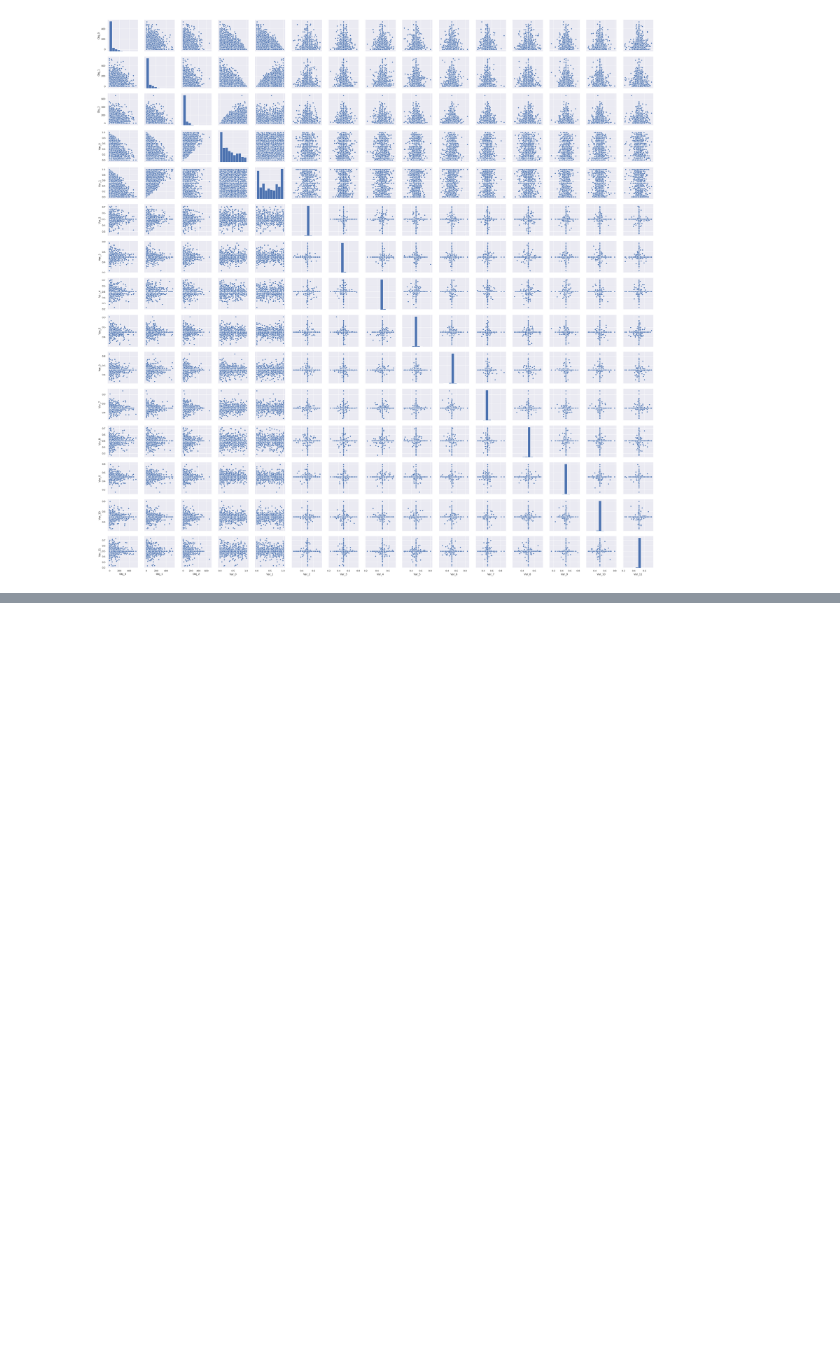
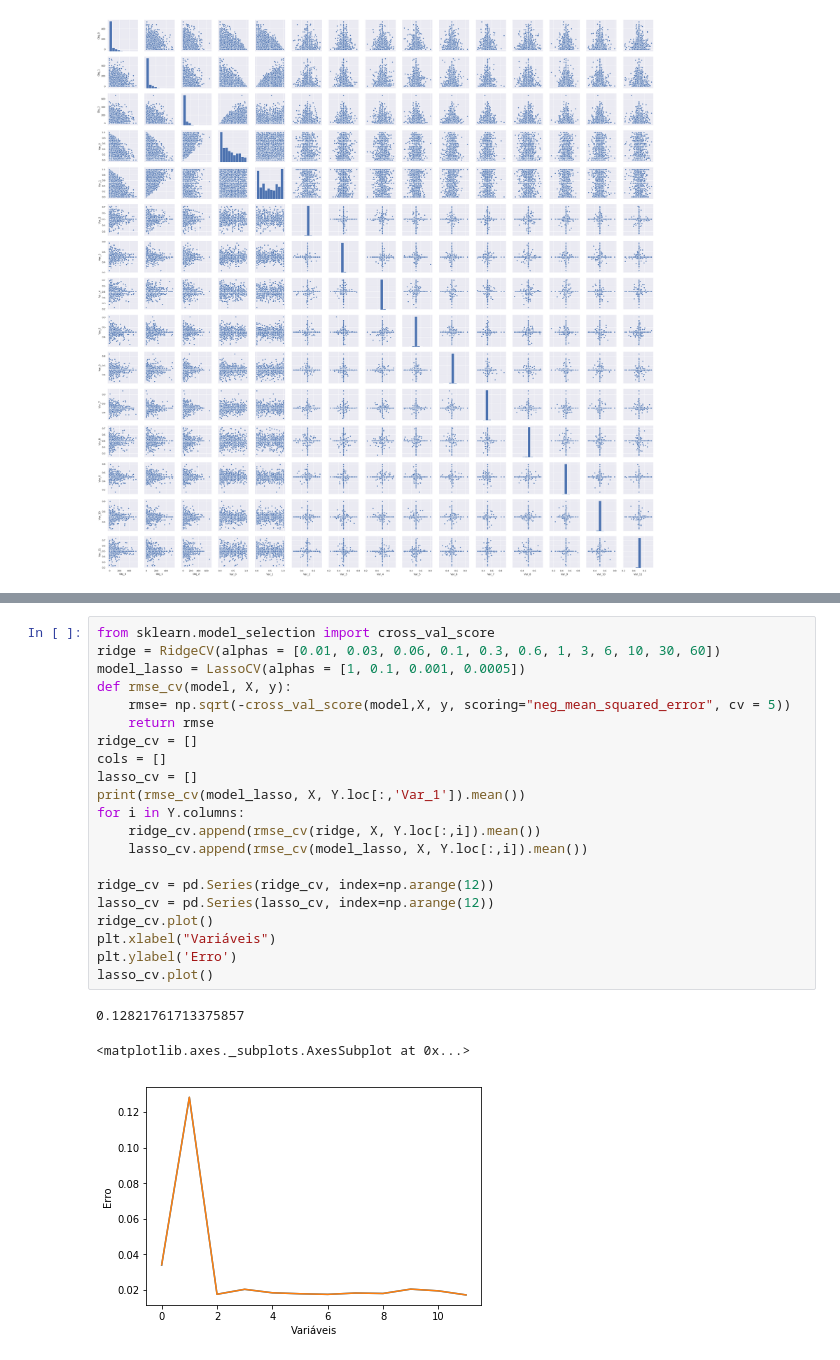
Before and after one commit to matheusfsa/Data_Problems, a Jupyter notebook: analise_problemas_otimizacao.ipynb, the cells around one changed output, grey strips where cells are left out. Cells and saved outputs as stored; diff of their text form; blank space fills up the shorter version.

```diff
--- a/analise_problemas_otimizacao.ipynb
+++ b/analise_problemas_otimizacao.ipynb
@@ -54,0 +66,25 @@ plt.show();
+# %%
+from sklearn.model_selection import cross_val_score
+ridge = RidgeCV(alphas = [0.01, 0.03, 0.06, 0.1, 0.3, 0.6, 1, 3, 6, 10, 30, 60])
+model_lasso = LassoCV(alphas = [1, 0.1, 0.001, 0.0005])
+def rmse_cv(model, X, y):
+    rmse= np.sqrt(-cross_val_score(model,X, y, scoring="neg_mean_squared_error", cv = 5))
+    return rmse
+ridge_cv = []
+cols = []
+lasso_cv = []
+print(rmse_cv(model_lasso, X, Y.loc[:,'Var_1']).mean())
+for i in Y.columns:
+    ridge_cv.append(rmse_cv(ridge, X, Y.loc[:,i]).mean())
+    lasso_cv.append(rmse_cv(model_lasso, X, Y.loc[:,i]).mean())
+
+ridge_cv = pd.Series(ridge_cv, index=np.arange(12))
+lasso_cv = pd.Series(lasso_cv, index=np.arange(12))
+ridge_cv.plot()
+plt.xlabel("Variáveis")
+plt.ylabel('Erro')
+lasso_cv.plot()
+# %% [output]
+0.12821761713375857
+<matplotlib.axes._subplots.AxesSubplot at 0x...>
+[figure, added]
```
Also changed, not shown: parts of 7 cells of this notebook.
